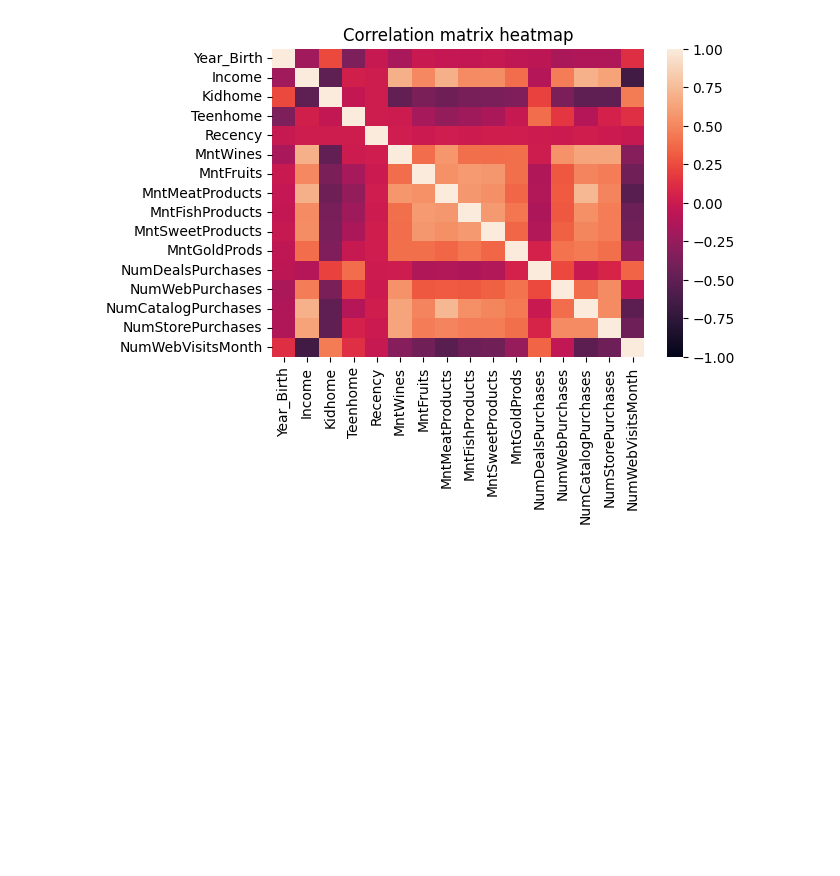
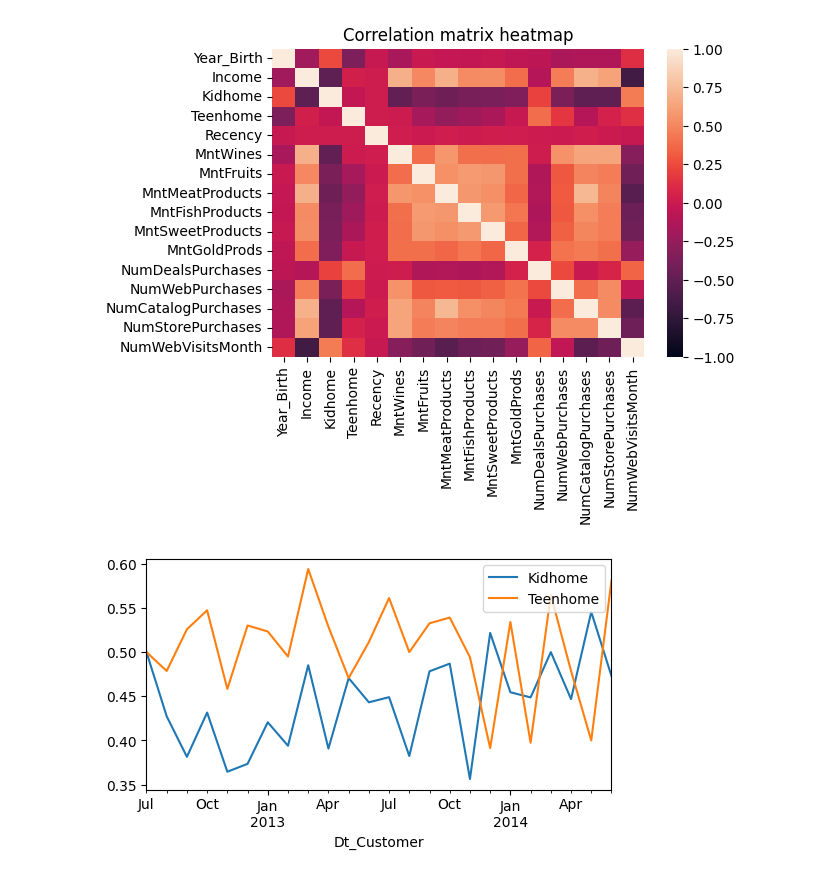
Before and after one commit to itsvaibhav30/Marketing_campaign_analysis, a Jupyter notebook: marketing_campaign_analysis.ipynb, the cells around one changed output. Saved outputs shown, nothing was run; the diff lists cells and outputs as text; code cells hidden in the pictures; blank space fills up the shorter version.

Commit message:
plotting and relationship of different categorical values are done

```diff
--- a/marketing_campaign_analysis.ipynb
+++ b/marketing_campaign_analysis.ipynb
@@ -390,3 +390,11 @@ plt.title("Correlation matrix heatmap")
 plt.show()
 # %% [output]
 [figure]
+# %%
+df_home=df[["Kidhome","Teenhome","Dt_Customer"]]
+groupdf=df_home.groupby(pd.Grouper(key="Dt_Customer",freq="M")).mean()
+
+groupdf.plot(figsize=(6,3))
+plt.show()
+# %% [output]
+[figure, added]
```
Also changed, not shown: parts of 17 cells of this notebook.
